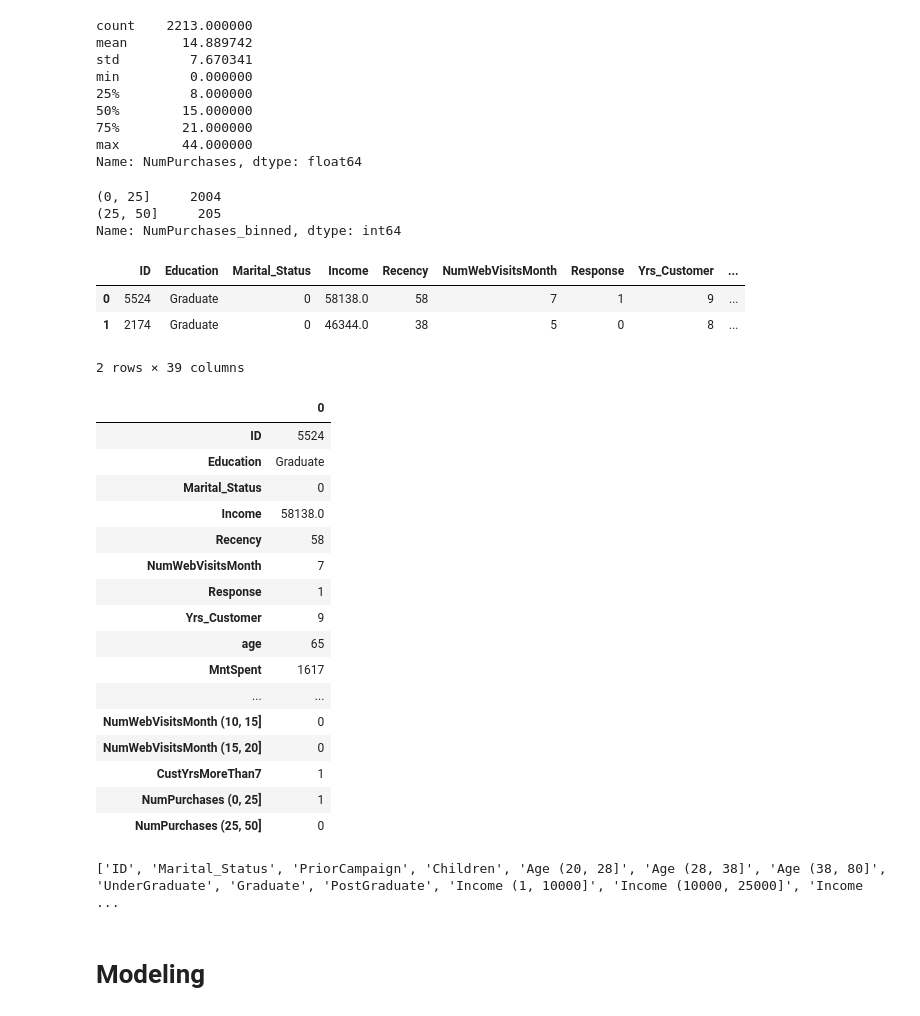
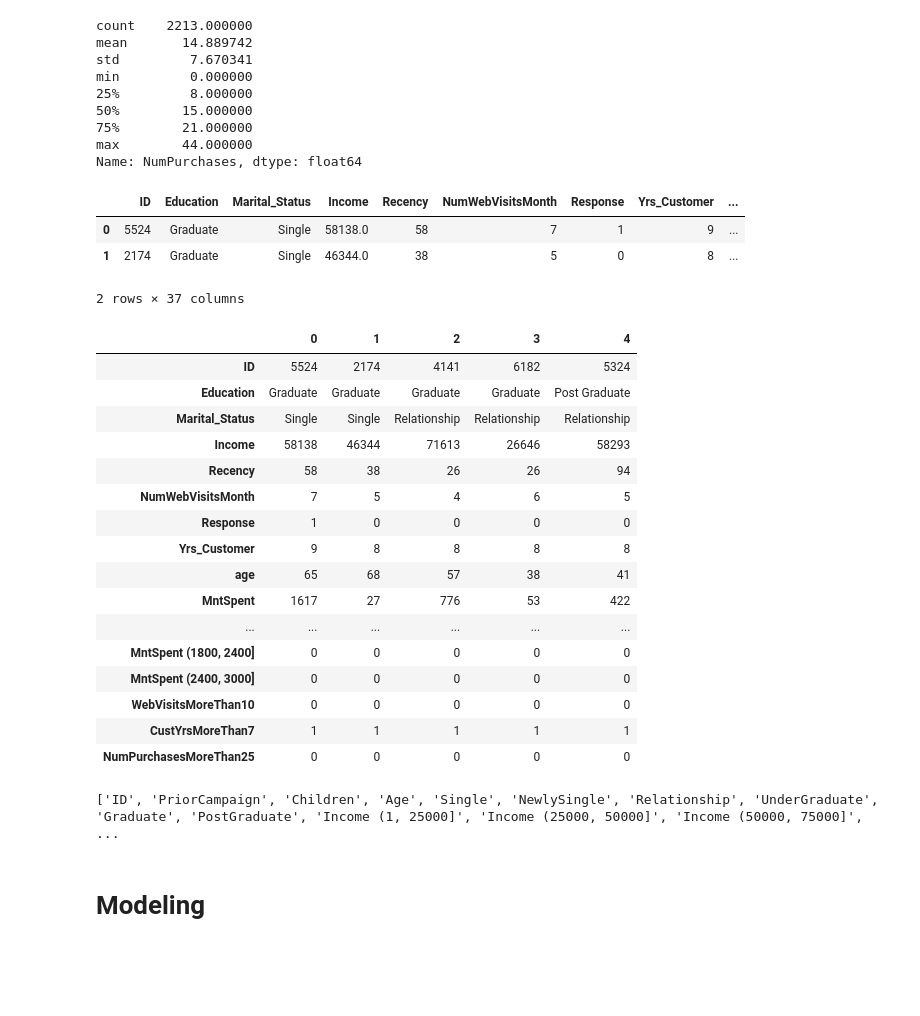
Before and after one commit to vharkar/505-titanic-survival-classifier, a Jupyter notebook: customer-eval-modeling.ipynb, the cells around one changed output. Drawn from its saved outputs; the diff is of its cells as text; code cells hidden in the pictures; blank space fills up the shorter version.

```diff
--- a/customer-eval-modeling.ipynb
+++ b/customer-eval-modeling.ipynb
@@ -405,7 +405,9 @@ min         0.000000
 max        20.000000
 Name: NumWebVisitsMonth, dtype: float64
 # %%
-bins=[0, 5, 10, 15, 20]
-df['WebVisits_binned']=pd.cut(df['NumWebVisitsMonth'], bins)
-df['WebVisits_binned'].value_counts().sort_index()
+#bins=[0, 5, 10, 15, 20]
+#df['WebVisits_binned']=pd.cut(df['NumWebVisitsMonth'], bins)
+#df['WebVisits_binned'].value_counts().sort_index()
+df['WebVisitsMoreThan10']=np.where((df['NumWebVisitsMonth'] > 10), 1, 0)
+df.head(2)
 # %% [output]
@@ -417,5 +418,5 @@ Name: WebVisits_binned, dtype: int64
 # %%
-df = pd.get_dummies(df, prefix='NumWebVisitsMonth', prefix_sep=' ', columns=['WebVisits_binned'])
+#df = pd.get_dummies(df, prefix='NumWebVisitsMonth', prefix_sep=' ', columns=['WebVisits_binned'])
 df.head(2)
 # %% [output]
 |  | ID | Education | Marital_Status | Income | Recency | NumWebVisitsMonth | Response | Yrs_Customer | ... |
@@ -457,48 +458,45 @@ min         0.000000
 max        44.000000
 Name: NumPurchases, dtype: float64
 # %%
-bins=[0, 25, 50]
-df['NumPurchases_binned']=pd.cut(df['NumPurchases'], bins)
-df['NumPurchases_binned'].value_counts().sort_index()
+#bins=[0, 10, 20, 30, 40, 50]
+#df['NumPurchases_binned']=pd.cut(df['NumPurchases'], bins)
+#df['NumPurchases_binned'].value_counts().sort_index()
+df['NumPurchasesMoreThan25']=np.where((df['NumPurchases']> 25), 1, 0)
-# %% [output]
-(0, 25]     2004
-(25, 50]     205
-Name: NumPurchases_binned, dtype: int64
 # %%
-df = pd.get_dummies(df, prefix='NumPurchases', prefix_sep=' ', columns=['NumPurchases_binned'])
+#df = pd.get_dummies(df, prefix='NumPurchases', prefix_sep=' ', columns=['NumPurchases_binned'])
 df.head(2)
 # %% [output]
 |  | ID | Education | Marital_Status | Income | Recency | NumWebVisitsMonth | Response | Yrs_Customer | ... |
-| 0 | 5524 | Graduate | 0 | 58138.0 | 58 | 7 | 1 | 9 | ... |
-| 1 | 2174 | Graduate | 0 | 46344.0 | 38 | 5 | 0 | 8 | ... |
+| 0 | 5524 | Graduate | Single | 58138.0 | 58 | 7 | 1 | 9 | ... |
+| 1 | 2174 | Graduate | Single | 46344.0 | 38 | 5 | 0 | 8 | ... |
-2 rows × 39 columns
+2 rows × 37 columns
 # %%
-df.head(1).T
+df.head().T
 # %% [output]
-|  | 0 |
-| ID | 5524 |
-| Education | Graduate |
-| Marital_Status | 0 |
-| Income | 58138.0 |
-| Recency | 58 |
-| NumWebVisitsMonth | 7 |
-| Response | 1 |
-| Yrs_Customer | 9 |
-| age | 65 |
-| MntSpent | 1617 |
-| ... | ... |
-| NumWebVisitsMonth (10, 15] | 0 |
-| NumWebVisitsMonth (15, 20] | 0 |
-| CustYrsMoreThan7 | 1 |
-| NumPurchases (0, 25] | 1 |
-| NumPurchases (25, 50] | 0 |
+|  | 0 | 1 | 2 | 3 | 4 |
+| ID | 5524 | 2174 | 4141 | 6182 | 5324 |
+| Education | Graduate | Graduate | Graduate | Graduate | Post Graduate |
+| Marital_Status | Single | Single | Relationship | Relationship | Relationship |
+| Income | 58138 | 46344 | 71613 | 26646 | 58293 |
+| Recency | 58 | 38 | 26 | 26 | 94 |
+| NumWebVisitsMonth | 7 | 5 | 4 | 6 | 5 |
+| Response | 1 | 0 | 0 | 0 | 0 |
+| Yrs_Customer | 9 | 8 | 8 | 8 | 8 |
+| age | 65 | 68 | 57 | 38 | 41 |
+| MntSpent | 1617 | 27 | 776 | 53 | 422 |
+| ... | ... | ... | ... | ... | ... |
+| MntSpent (1800, 2400] | 0 | 0 | 0 | 0 | 0 |
+| MntSpent (2400, 3000] | 0 | 0 | 0 | 0 | 0 |
+| WebVisitsMoreThan10 | 0 | 0 | 0 | 0 | 0 |
+| CustYrsMoreThan7 | 1 | 1 | 1 | 1 | 1 |
+| NumPurchasesMoreThan25 | 0 | 0 | 0 | 0 | 0 |
 # %%
 feature_cols=list(df.columns)
-for item in ['age',  'Age (1, 20]', 'Education', 'Income', 'Recency', 'NumWebVisitsMonth', 'Yrs_Customer', 'MntSpent', 'NumPurchases', 'Response']:
-    feature_cols.remove(item)
+for item in ['age', 'Education', 'Marital_Status', 'Income', 'Recency', 'NumWebVisitsMonth', 'Yrs_Customer', 'MntSpent', 'NumPurchases', 'Response']:
+  feature_cols.remove(item)
 print(feature_cols)
 # %% [output]
-['ID', 'Marital_Status', 'PriorCampaign', 'Children', 'Age (20, 28]', 'Age (28, 38]', 'Age (38, 80]', 'UnderGraduate', 'Graduate', 'PostGraduate', 'Income (1, 10000]', 'Income (10000, 25000]', 'Income ...
+['ID', 'PriorCampaign', 'Children', 'Age', 'Single', 'NewlySingle', 'Relationship', 'UnderGraduate', 'Graduate', 'PostGraduate', 'Income (1, 25000]', 'Income (25000, 50000]', 'Income (50000, 75000]',  ...
 # %%
 # Select our features
 X = df[feature_cols]
```
Also changed, not shown: parts of 51 cells of this notebook, 14 other files.
